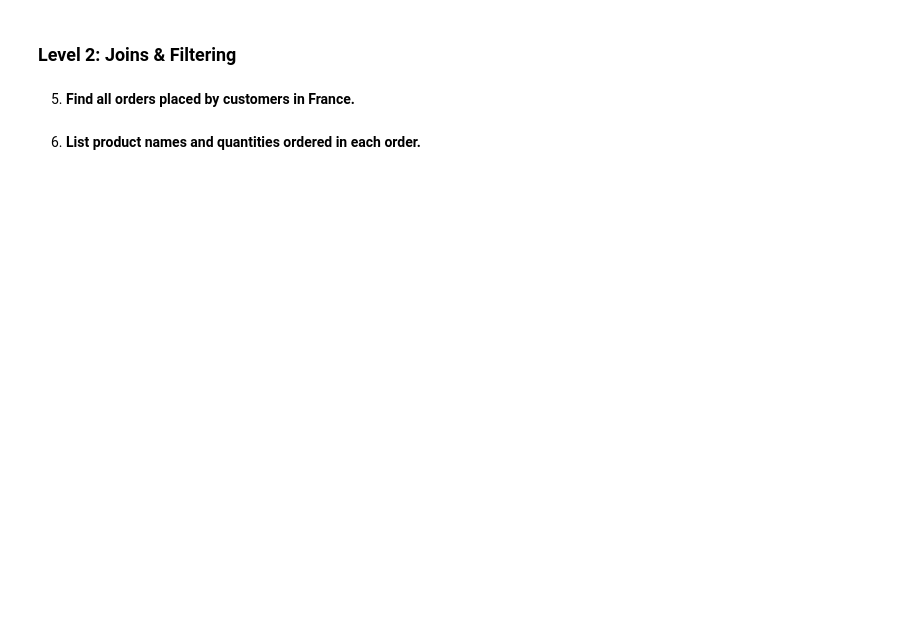
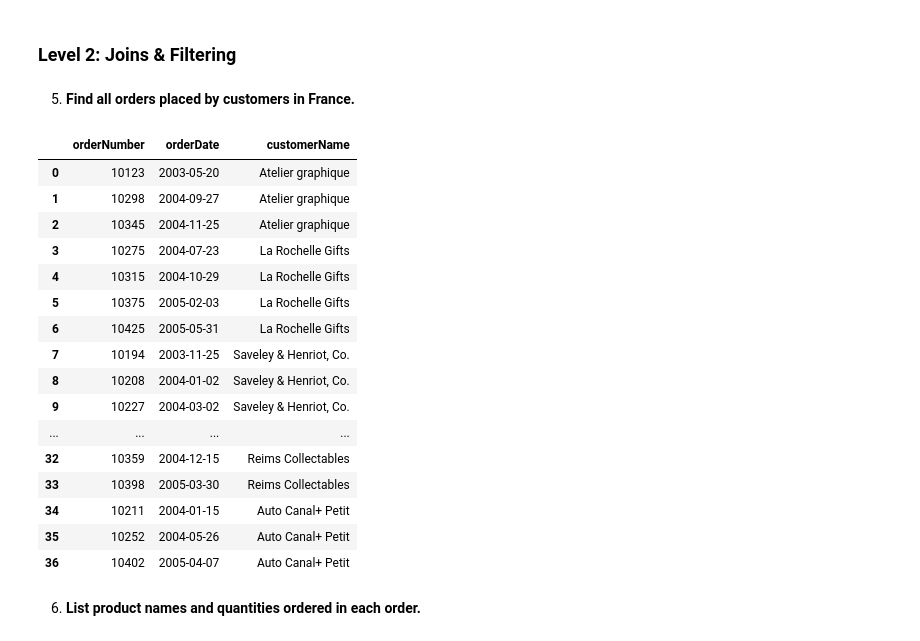
Before and after one commit to NgureOwen01/sql_subqueries, a Jupyter notebook: index.ipynb, the cells around one changed output. Drawn from its saved outputs; the diff is of its cells as text; code cells hidden in the pictures; blank space fills up the shorter version.

```diff
--- a/index.ipynb
+++ b/index.ipynb
@@ -91,3 +189,30 @@ pandasql is a Python library that lets you run SQL queries on pandas DataFrames
+# %%
+# Find all orders placed by customers in France.
+q = """
+SELECT o.orderNumber, o.orderDate, c.customerName
+FROM orders o
+JOIN customers c ON o.customerNumber = c.customerNumber
+WHERE c.country = 'France';
+"""
+pd.read_sql(q,conn)
+# %% [output]
+|  | orderNumber | orderDate | customerName |
+| 0 | 10123 | 2003-05-20 | Atelier graphique |
+| 1 | 10298 | 2004-09-27 | Atelier graphique |
+| 2 | 10345 | 2004-11-25 | Atelier graphique |
+| 3 | 10275 | 2004-07-23 | La Rochelle Gifts |
+| 4 | 10315 | 2004-10-29 | La Rochelle Gifts |
+| 5 | 10375 | 2005-02-03 | La Rochelle Gifts |
+| 6 | 10425 | 2005-05-31 | La Rochelle Gifts |
+| 7 | 10194 | 2003-11-25 | Saveley & Henriot, Co. |
+| 8 | 10208 | 2004-01-02 | Saveley & Henriot, Co. |
+| 9 | 10227 | 2004-03-02 | Saveley & Henriot, Co. |
+| ... | ... | ... | ... |
+| 32 | 10359 | 2004-12-15 | Reims Collectables |
+| 33 | 10398 | 2005-03-30 | Reims Collectables |
+| 34 | 10211 | 2004-01-15 | Auto Canal+ Petit |
+| 35 | 10252 | 2004-05-26 | Auto Canal+ Petit |
+| 36 | 10402 | 2005-04-07 | Auto Canal+ Petit |
 # %% [markdown]
 6. **List product names and quantities ordered in each order.**
 # %%
```
Also changed, not shown: parts of 21 cells of this notebook.
